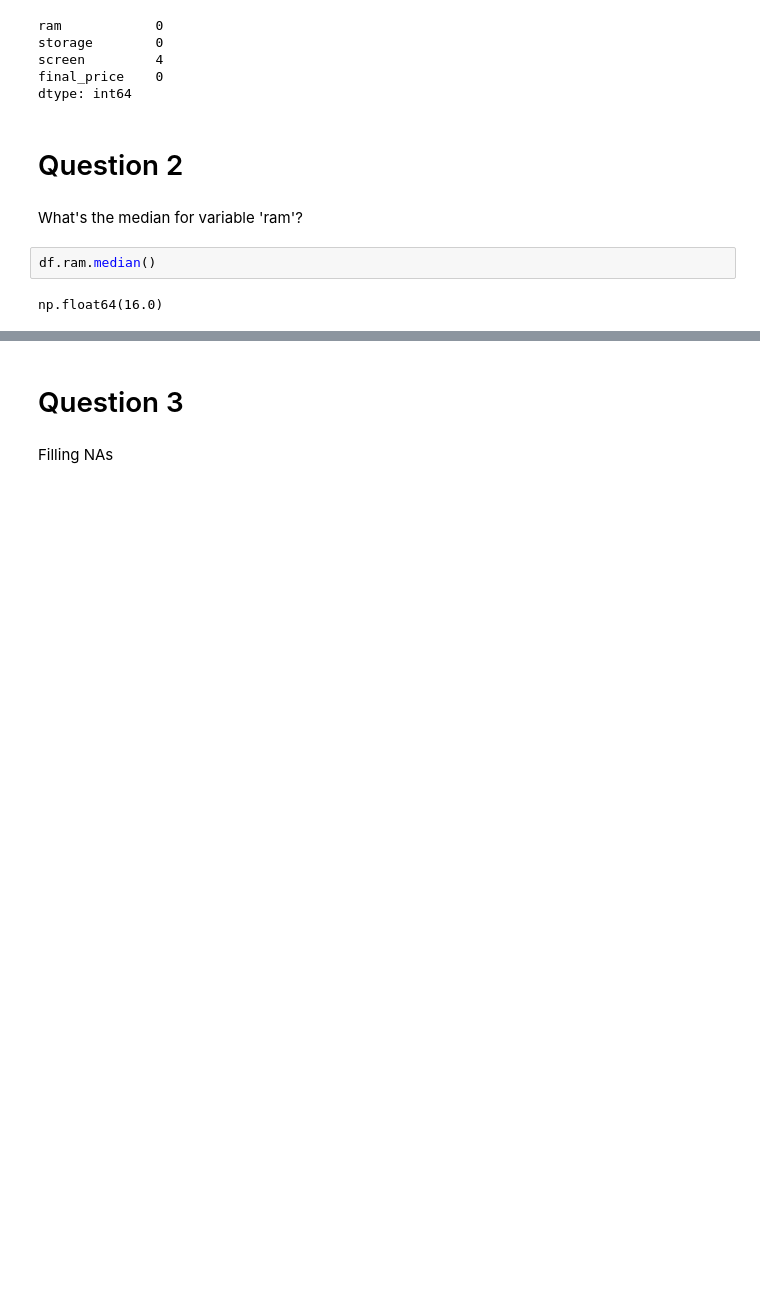
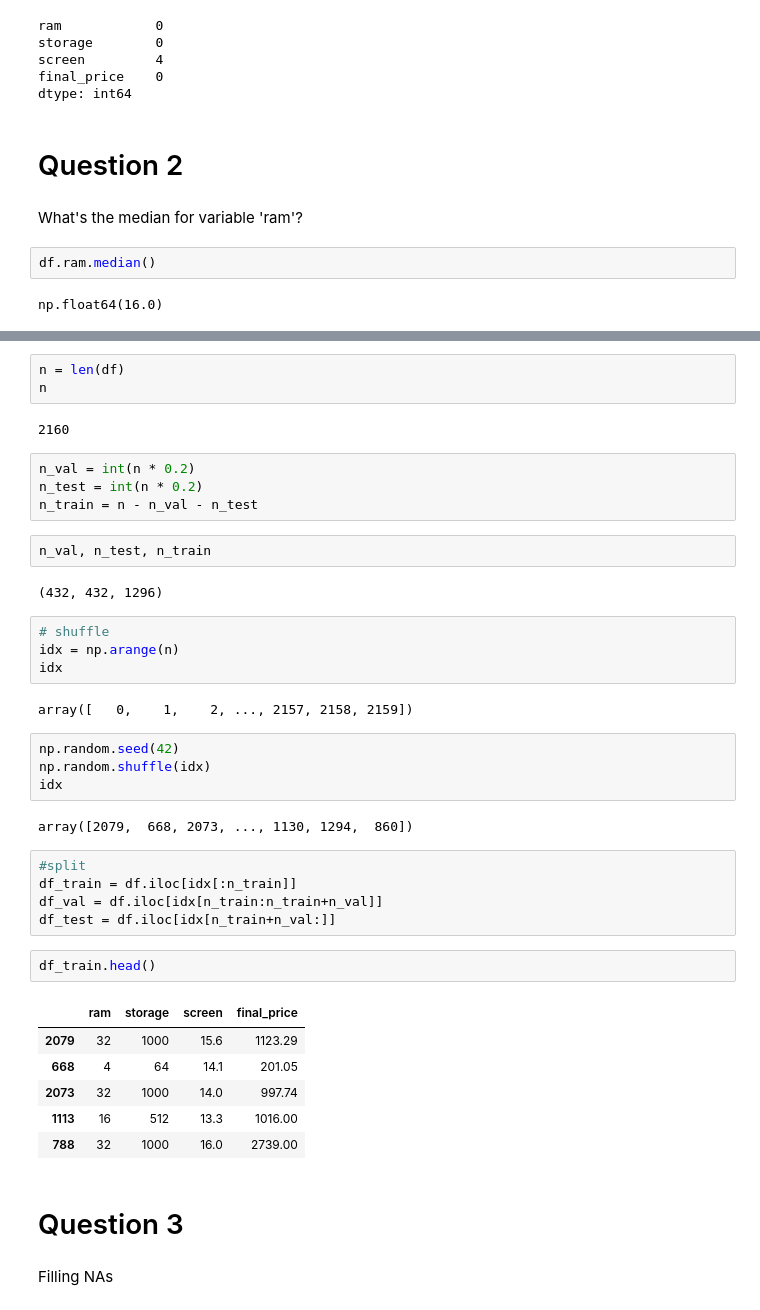
Before and after one commit to HeilmannKarl/machine-learning-zoomcamp-homework, a Jupyter notebook: homework_chapter2/homework-chapter2.ipynb, the cells around one changed output, grey strips where cells are left out. Saved outputs shown, nothing was run; the diff lists cells and outputs as text; blank space fills up the shorter version.

Commit message:
split and shuffle

```diff
--- a/homework_chapter2/homework-chapter2.ipynb
+++ b/homework_chapter2/homework-chapter2.ipynb
@@ -104,3 +106,42 @@ np.float64(16.0)
+# %%
+n = len(df)
+n
+# %% [output]
+2160
+# %%
+n_val = int(n * 0.2)
+n_test = int(n * 0.2)
+n_train = n - n_val - n_test
+# %%
+n_val, n_test, n_train
+# %% [output]
+(432, 432, 1296)
+# %%
+# shuffle
+idx = np.arange(n)
+idx
+# %% [output]
+array([   0,    1,    2, ..., 2157, 2158, 2159])
+# %%
+np.random.seed(42)
+np.random.shuffle(idx)
+idx
+# %% [output]
+array([2079,  668, 2073, ..., 1130, 1294,  860])
+# %%
+#split
+df_train = df.iloc[idx[:n_train]]
+df_val = df.iloc[idx[n_train:n_train+n_val]]
+df_test = df.iloc[idx[n_train+n_val:]]
+# %%
+df_train.head()
+# %% [output]
+|  | ram | storage | screen | final_price |
+| 2079 | 32 | 1000 | 15.6 | 1123.29 |
+| 668 | 4 | 64 | 14.1 | 201.05 |
+| 2073 | 32 | 1000 | 14.0 | 997.74 |
+| 1113 | 16 | 512 | 13.3 | 1016.00 |
+| 788 | 32 | 1000 | 16.0 | 2739.00 |
 # %% [markdown]
 # Question 3
 # %% [markdown]
```
Also changed, not shown: parts of 3 cells of this notebook, 4 other files.
